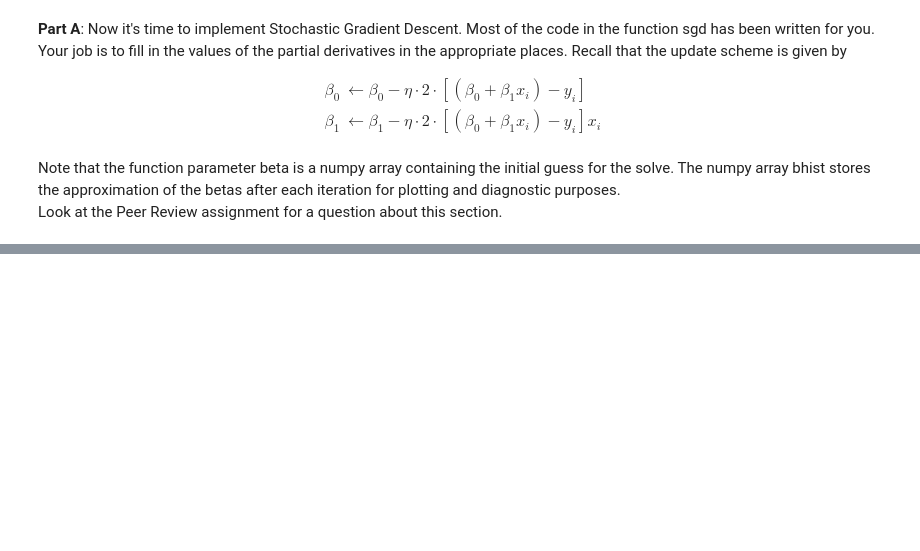
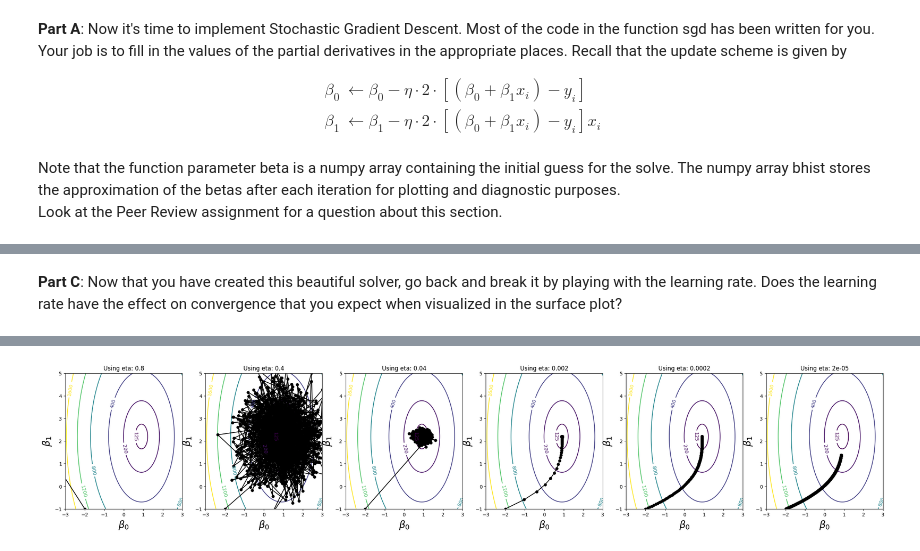
Before and after one commit to yasuomaidana/introduction-to-machine-learning, a Jupyter notebook: Deep Learning/Stochastic Gradient Descent/Stochastic Gradient Descent.ipynb, the cells around one changed output, grey strips where cells are left out. Saved outputs shown, nothing was run; the diff lists cells and outputs as text; code cells hidden in the pictures; blank space fills up the shorter version.

```diff
--- a/Deep Learning/Stochastic Gradient Descent/Stochastic Gradient Descent.ipynb
+++ b/Deep Learning/Stochastic Gradient Descent/Stochastic Gradient Descent.ipynb
@@ -111,0 +240,41 @@ Look at the Peer Review assignment for a question about this section.
+# %% [markdown]
+**Part C**: Now that you have created this beautiful solver, go back and break it by playing with the learning rate. Does the learning rate have the effect on convergence that you expect when visualized in the surface plot?
+# %%
+def plotsurface(X, y, eta, ax, bhist=None):
+    xx, yy = np.meshgrid(np.linspace(-3, 3, 300), np.linspace(-1, 5, 300))
+    Z = np.zeros((xx.shape[0], yy.shape[0]))
+    for ii in range(X.shape[0]):
+        Z += (y[ii] - xx - yy * X[ii,1]) ** 2
+    levels = [125, 200] + list(range(400,2000,400))
+    CS = ax.contour(xx, yy, Z, levels=levels)
+    ax.clabel(CS, CS.levels, inline=True, fontsize=10)
+    ax.set_xlim([-3,3])
+    ax.set_ylim([-1,5])
+    ax.set_xlabel(r"$\beta_0$", fontsize=20)
+    ax.set_ylabel(r"$\beta_1$", fontsize=20)
+    if bhist is not None:
+        for ii in range(bhist.shape[0]-1):
+            x0 = bhist[ii][0]
+            y0 = bhist[ii][1]
+            x1 = bhist[ii+1][0]
+            y1 = bhist[ii+1][1]
+            ax.plot([x0, x1], [y0, y1], color="black", marker="o", lw=1.5, markersize=5)
+    ax.set_title(f"Using eta: {eta}")
+
+def compare_etas(etas):
+    # Start at (-2,1)
+    beta_start = np.array([-2.0, -1.0])
+
+    # Training
+    fig, axs = plt.subplots(nrows=1, ncols=len(etas), figsize=(30,5))
+    for i, eta in enumerate(etas):
+        ax = axs[i]  # Get the current subplot's axis
+        %time bhist = sgd(X_train, y_train, beta=beta_start, eta=eta, num_epochs=1000)
+        bhist = sgd(X_train, y_train, beta=beta_start, eta=eta, num_epochs=1000)
+        # Print and Plot
+        print("beta_0 = {:.5f}, beta_1 = {:.5f} eta = {}".format(bhist[-1][0], bhist[-1][1], eta))
+        plotsurface(X_train, y_train, eta, ax, bhist=bhist)
+
+compare_etas([0.8, 0.4, 0.04, 0.002, 0.0002, 0.00002])
+plt.show()
+# %% [output]
@@ -111,0 +299 @@ Look at the Peer Review assignment for a question about this section.
+[figure, added]
```
Also changed, not shown: parts of 8 cells of this notebook.
